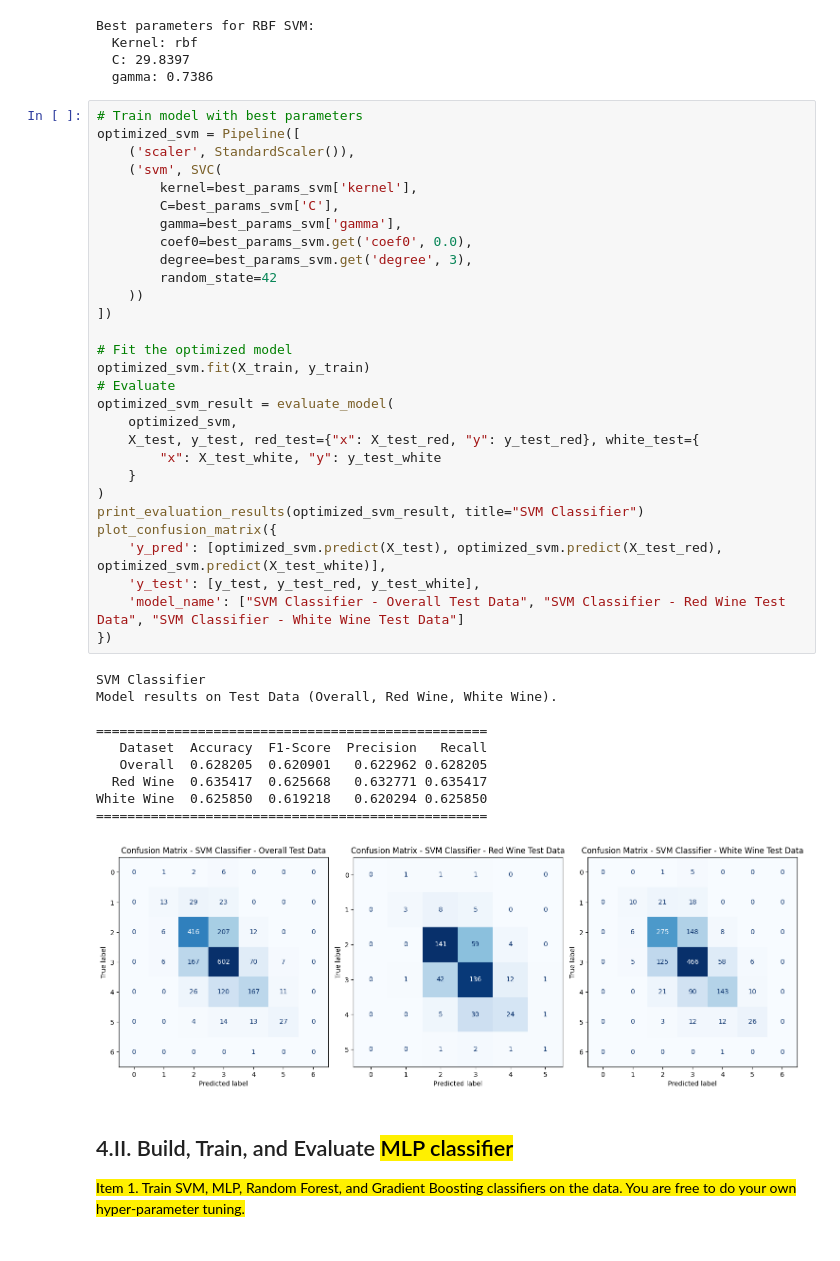
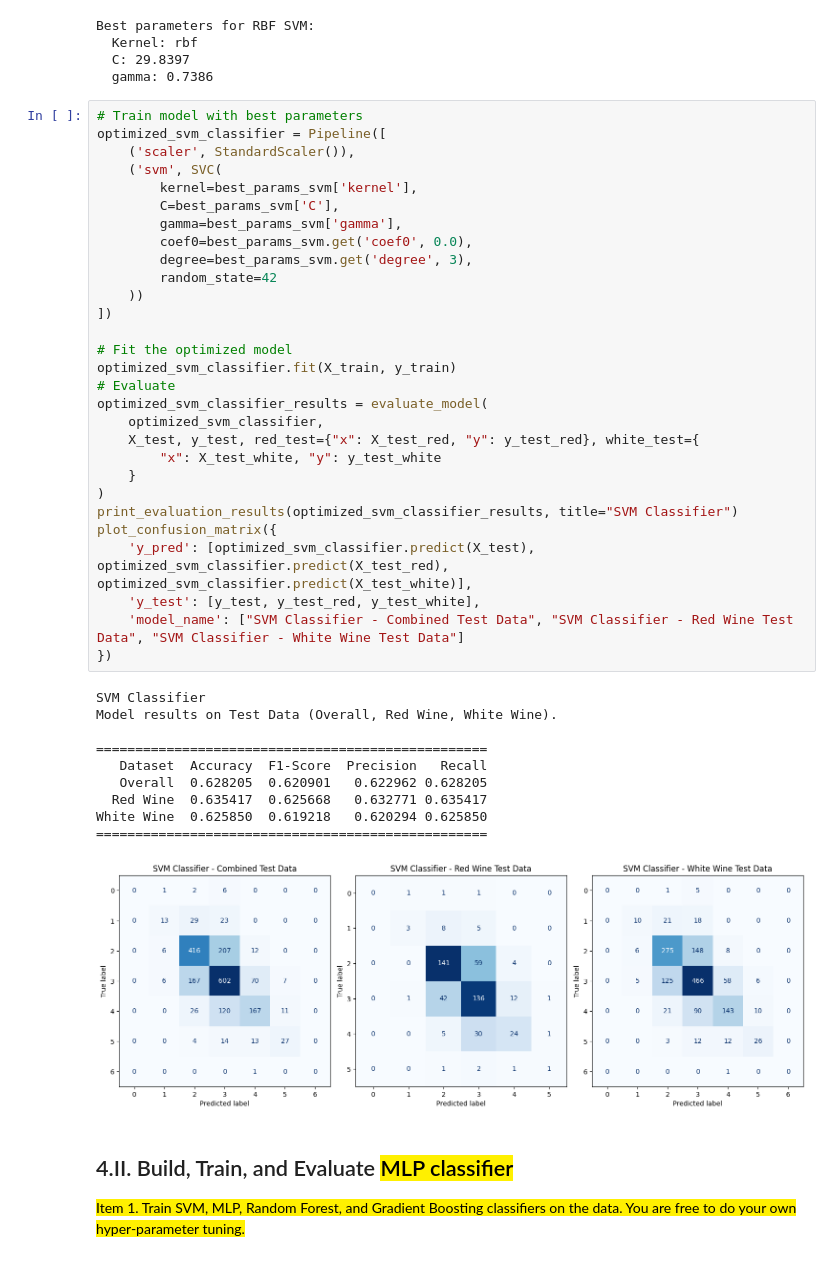
Before and after one commit to jonmaaku/AI221-machine-problems, a Jupyter notebook: mp3/MP3.ipynb, the cells around one changed output. Cells and saved outputs as stored; diff of their text form.

```diff
--- a/mp3/MP3.ipynb
+++ b/mp3/MP3.ipynb
@@ -298,44 +300,44 @@ Best parameters for RBF SVM:
   gamma: 0.7386
 # %%
 # Train model with best parameters
-optimized_svm = Pipeline([
+optimized_svm_classifier = Pipeline([
     ('scaler', StandardScaler()),
     ('svm', SVC(
         kernel=best_params_svm['kernel'],
         C=best_params_svm['C'],
         gamma=best_params_svm['gamma'],
         coef0=best_params_svm.get('coef0', 0.0),
         degree=best_params_svm.get('degree', 3),
         random_state=42
     ))
 ])
 
 # Fit the optimized model
-optimized_svm.fit(X_train, y_train)
+optimized_svm_classifier.fit(X_train, y_train)
 # Evaluate
-optimized_svm_result = evaluate_model(
-    optimized_svm,
+optimized_svm_classifier_results = evaluate_model(
+    optimized_svm_classifier,
     X_test, y_test, red_test={"x": X_test_red, "y": y_test_red}, white_test={
         "x": X_test_white, "y": y_test_white
     }
 )
-print_evaluation_results(optimized_svm_result, title="SVM Classifier")
+print_evaluation_results(optimized_svm_classifier_results, title="SVM Classifier")
 plot_confusion_matrix({
-    'y_pred': [optimized_svm.predict(X_test), optimized_svm.predict(X_test_red), optimized_svm.predict(X_test_white)],
+    'y_pred': [optimized_svm_classifier.predict(X_test), optimized_svm_classifier.predict(X_test_red), optimized_svm_classifier.predict(X_test_white)],
     'y_test': [y_test, y_test_red, y_test_white],
-    'model_name': ["SVM Classifier - Overall Test Data", "SVM Classifier - Red Wine Test Data", "SVM Classifier - White Wine Test Data"]
+    'model_name': ["SVM Classifier - Combined Test Data", "SVM Classifier - Red Wine Test Data", "SVM Classifier - White Wine Test Data"]
 })
 # %% [output]
 SVM Classifier
 Model results on Test Data (Overall, Red Wine, White Wine).
 
 ==================================================
    Dataset  Accuracy  F1-Score  Precision   Recall
    Overall  0.628205  0.620901   0.622962 0.628205
   Red Wine  0.635417  0.625668   0.632771 0.635417
 White Wine  0.625850  0.619218   0.620294 0.625850
 ==================================================
-[figure, old version]
+[figure, new version]
 # %% [markdown]
 ## 4.II. Build, Train, and Evaluate <mark style="background-color: #fff000;"> MLP classifier </mark>
 
```
Also changed, not shown: parts of 33 cells of this notebook.
